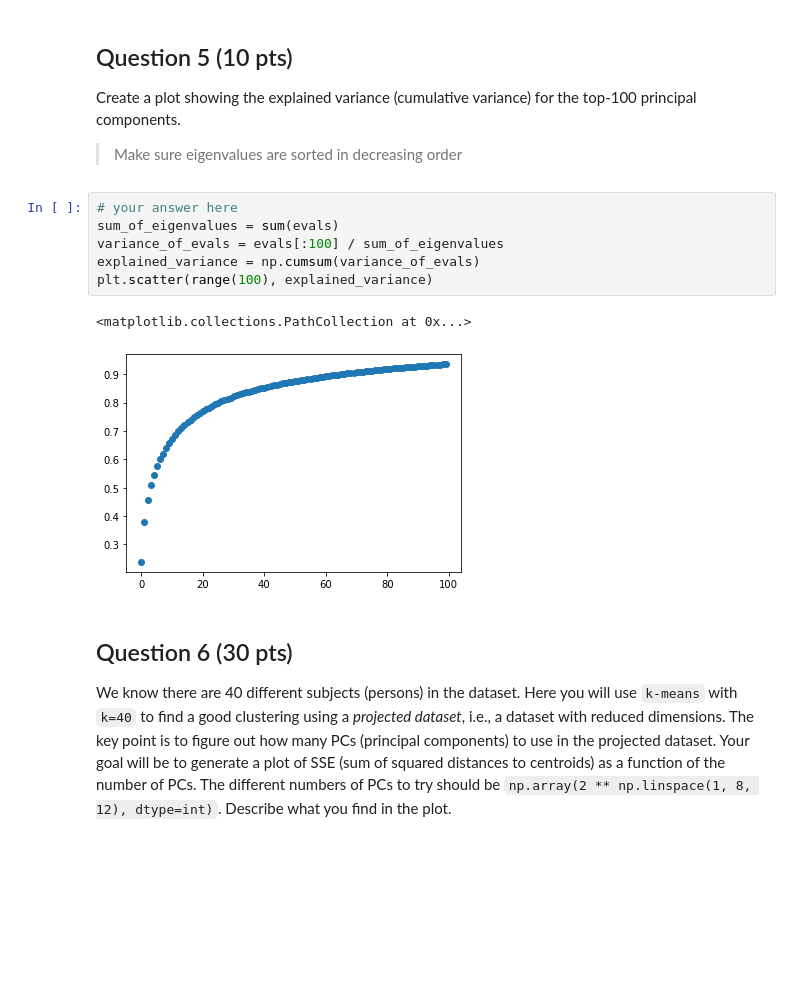
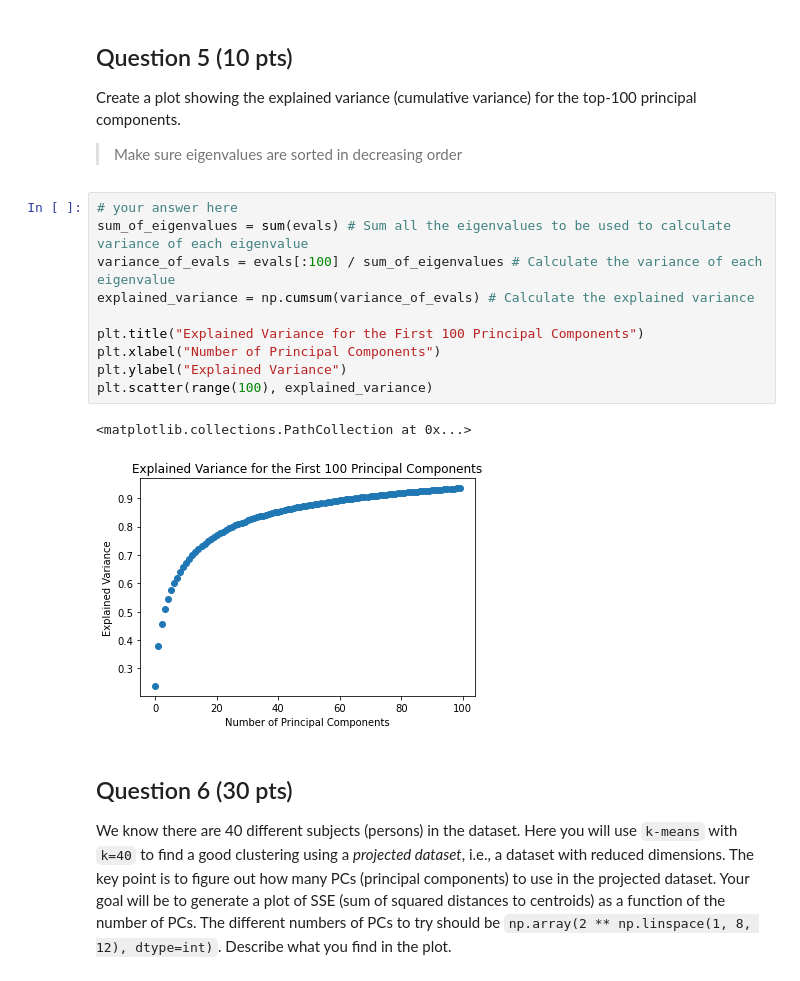
Before and after one commit to m-bowen/DSP-461-assignments, a Jupyter notebook: bowen_ha_02.ipynb, the cells around one changed output. Saved outputs shown, nothing was run; the diff lists cells and outputs as text; blank space fills up the shorter version.

```diff
--- a/bowen_ha_02.ipynb
+++ b/bowen_ha_02.ipynb
@@ -111,13 +102,17 @@ Create a plot showing the explained variance (cumulative variance) for the top-1
 > Make sure eigenvalues are sorted in decreasing order
 # %%
 # your answer here
-sum_of_eigenvalues = sum(evals)
-variance_of_evals = evals[:100] / sum_of_eigenvalues
-explained_variance = np.cumsum(variance_of_evals)
+sum_of_eigenvalues = sum(evals) # Sum all the eigenvalues to be used to calculate variance of each eigenvalue
+variance_of_evals = evals[:100] / sum_of_eigenvalues # Calculate the variance of each eigenvalue
+explained_variance = np.cumsum(variance_of_evals) # Calculate the explained variance
+
+plt.title("Explained Variance for the First 100 Principal Components")
+plt.xlabel("Number of Principal Components")
+plt.ylabel("Explained Variance")
 plt.scatter(range(100), explained_variance)
 # %% [output]
 <matplotlib.collections.PathCollection at 0x...>
-[figure, old version]
+[figure, new version]
 # %% [markdown]
 ## Question 6 (30 pts)
 We know there are 40 different subjects (persons) in the dataset.  Here you will use `k-means` with `k=40` to find a good clustering using a *projected dataset*, i.e., a dataset with reduced dimensions.  The key point is to figure out how many PCs (principal components) to use in the projected dataset.  Your goal will be to generate a plot of SSE (sum of squared distances to centroids) as a function of the number of PCs.  The different numbers of PCs to try should be `np.array(2 ** np.linspace(1, 8, 12), dtype=int)`.  Describe what you find in the plot.
```
Also changed, not shown: parts of 10 cells of this notebook.
